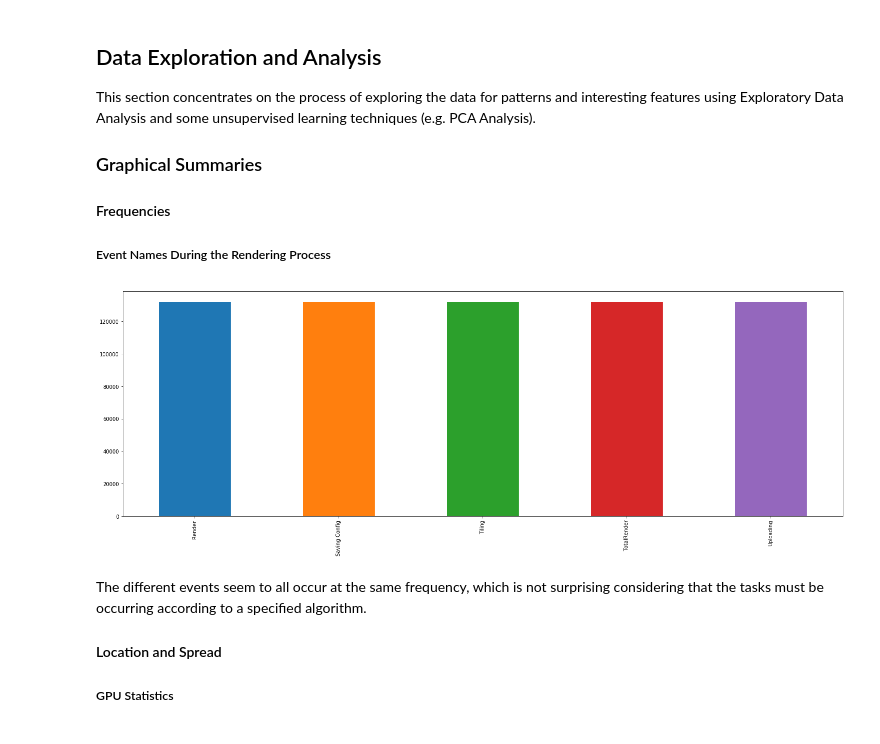
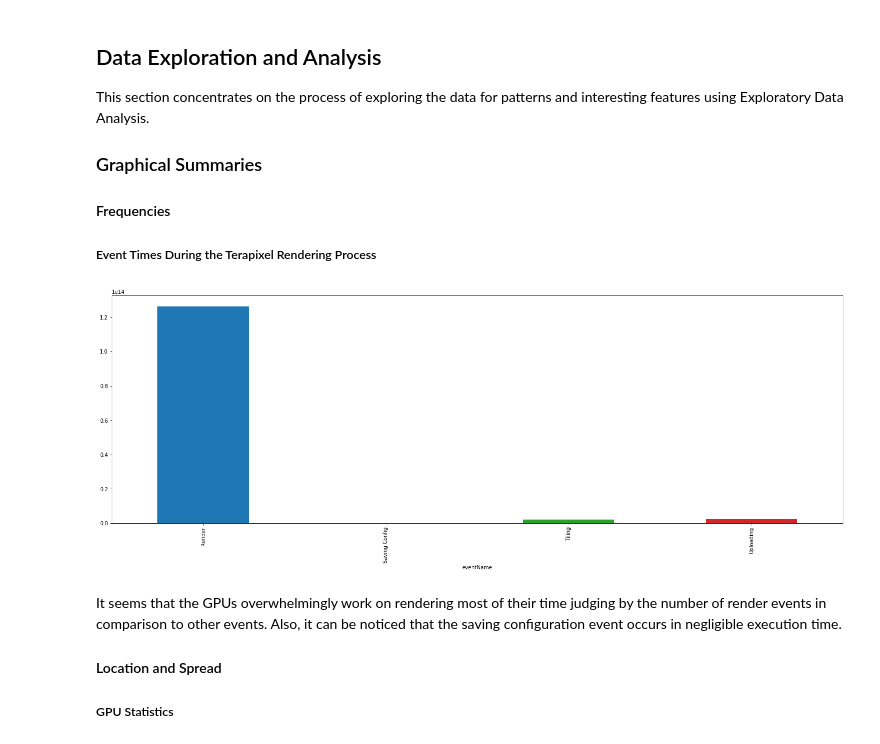
Before and after one commit to Castdeath97/csc8634-project, a Jupyter notebook: notebooks/data-understanding.ipynb, the cells around one changed output. Saved outputs shown, nothing was run; the diff lists cells and outputs as text; code cells hidden in the pictures.

```diff
--- a/notebooks/data-understanding.ipynb
+++ b/notebooks/data-understanding.ipynb
@@ -66,23 +98,28 @@ gpu_events_df.head()
 ## Data Exploration and Analysis
 
 This section concentrates on the process of exploring the data for patterns and interesting features using
-Exploratory Data Analysis and some unsupervised learning techniques (e.g. PCA Analysis).
+Exploratory Data Analysis.
 
 ### Graphical Summaries
 
 #### Frequencies
 
-##### Event Names During the Rendering Process
+##### Event Times During the Terapixel Rendering Process
-# %%
-check_task_df['eventName'].value_counts().plot(kind='bar')
-plt.rcParams['figure.figsize'] = [25, 8]
-# %% [output]
-[figure, removed]
-# %% [markdown]
-The different events seem to all occur at the same frequency, which is not surprising considering that the tasks must be occurring according to a specified algorithm.
-
-#### Location and Spread
-
-##### GPU Statistics
+# %%
+# group by event name (except total) to find execution times
+event_deltas = gpu_events_df[gpu_events_df['eventName'] != 'TotalRender'].groupby(
+    ['eventName']).apply(lambda x: x.stop_time - x.start_time)
+
+# sum execution times
+event_deltas.groupby(['eventName']).sum().plot(kind = 'bar')
+plt.rcParams['figure.figsize'] = [25, 8]
+# %% [output]
+[figure, added]
+# %% [markdown]
+It seems that the GPUs overwhelmingly work on rendering most of their time judging by the number of render events in comparison to other events. Also, it can be noticed that the saving configuration event occurs in negligible execution time.
+
+#### Location and Spread
+
+##### GPU Statistics
 # %%
 plt.subplot(1, 2, 1)
```
Also changed, not shown: parts of 20 cells of this notebook, 5 other files.
